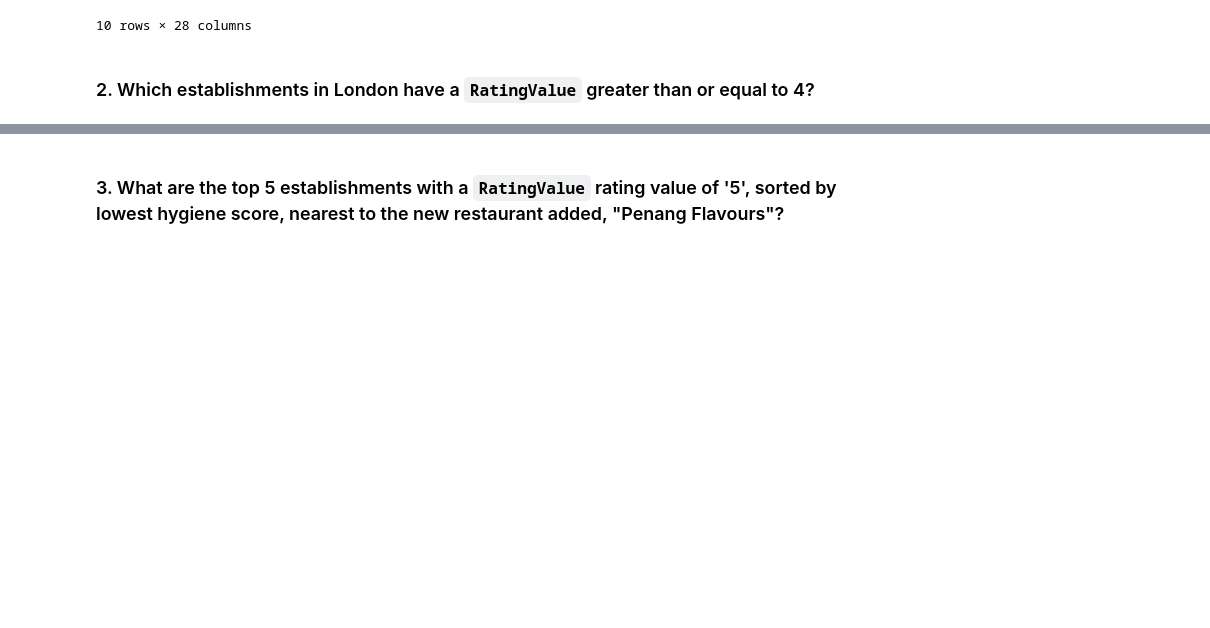
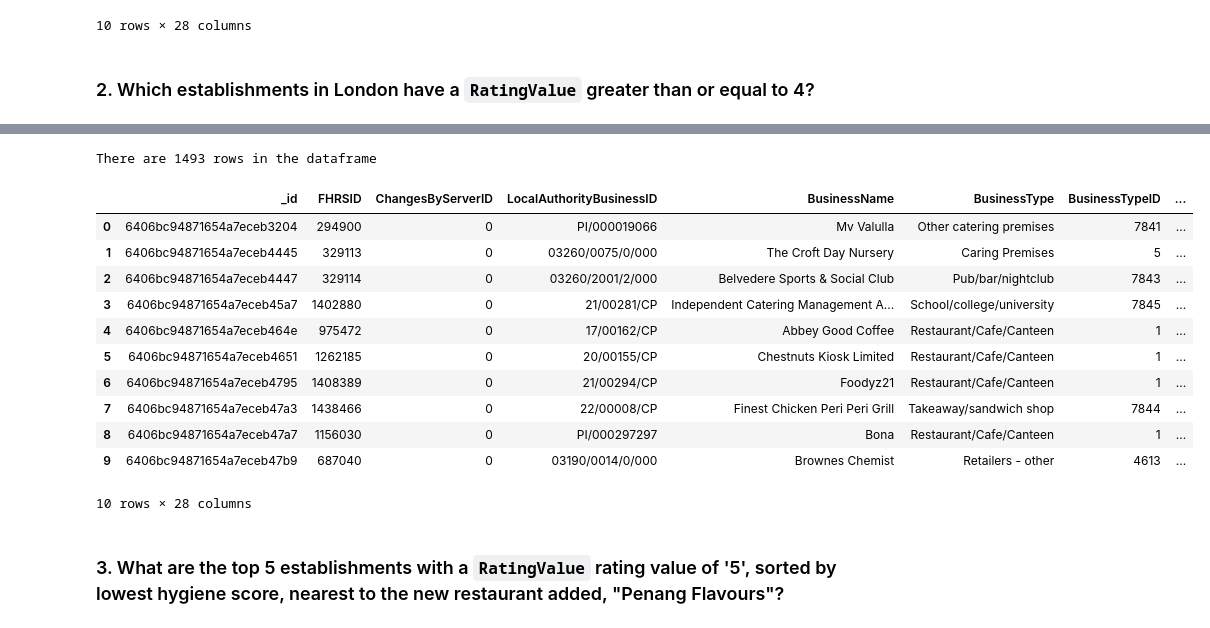
Before and after one commit to JoshMBell/nosql_challenge, a Jupyter notebook: NoSQL_analysis.ipynb, the cells around one changed output, grey strips where cells are left out. Saved outputs shown, nothing was run; the diff lists cells and outputs as text; code cells hidden in the pictures; blank space fills up the shorter version.

```diff
--- a/NoSQL_analysis.ipynb
+++ b/NoSQL_analysis.ipynb
@@ -115,9 +143,39 @@ There are 41 rows in the dataframe
 # %%
 # Convert the result to a Pandas DataFrame
+query = {
+    '$and': [
+        {'$or': [
+            {'AddressLine1': {'$eq': "London"}},
+            {'AddressLine2': {'$eq': "London"}},
+            {'AddressLine3': {'$eq': "London"}},
+            {'AddressLine4': {'$eq': "London"}}
+            #{'LocalAuthorityName': "City of London Corporation"}
+        ]},
+        {'RatingValue': {'$regex': "^[4-5]"}}
+    ]
+}
+results_London = establishments.find(query)
+London_df = pd.DataFrame(results_London)
 
 # Display the number of rows in the DataFrame
+print(f"There are {len(London_df)} rows in the dataframe")
 
 # Display the first 10 rows of the DataFrame
+London_df.head(10)
+# %% [output]
+There are 1493 rows in the dataframe
+|  | _id | FHRSID | ChangesByServerID | LocalAuthorityBusinessID | BusinessName | BusinessType | BusinessTypeID | ... |
+| 0 | 6406bc94871654a7eceb3204 | 294900 | 0 | PI/000019066 | Mv Valulla | Other catering premises | 7841 | ... |
+| 1 | 6406bc94871654a7eceb4445 | 329113 | 0 | 03260/0075/0/000 | The Croft Day Nursery | Caring Premises | 5 | ... |
+| 2 | 6406bc94871654a7eceb4447 | 329114 | 0 | 03260/2001/2/000 | Belvedere Sports & Social Club | Pub/bar/nightclub | 7843 | ... |
+| 3 | 6406bc94871654a7eceb45a7 | 1402880 | 0 | 21/00281/CP | Independent Catering Management A... | School/college/university | 7845 | ... |
+| 4 | 6406bc94871654a7eceb464e | 975472 | 0 | 17/00162/CP | Abbey Good Coffee | Restaurant/Cafe/Canteen | 1 | ... |
+| 5 | 6406bc94871654a7eceb4651 | 1262185 | 0 | 20/00155/CP | Chestnuts Kiosk Limited | Restaurant/Cafe/Canteen | 1 | ... |
+| 6 | 6406bc94871654a7eceb4795 | 1408389 | 0 | 21/00294/CP | Foodyz21 | Restaurant/Cafe/Canteen | 1 | ... |
+| 7 | 6406bc94871654a7eceb47a3 | 1438466 | 0 | 22/00008/CP | Finest Chicken Peri Peri Grill | Takeaway/sandwich shop | 7844 | ... |
+| 8 | 6406bc94871654a7eceb47a7 | 1156030 | 0 | PI/000297297 | Bona | Restaurant/Cafe/Canteen | 1 | ... |
+| 9 | 6406bc94871654a7eceb47b9 | 687040 | 0 | 03190/0014/0/000 | Brownes Chemist | Retailers - other | 4613 | ... |
+10 rows × 28 columns
 # %% [markdown]
 ### 3. What are the top 5 establishments with a `RatingValue` rating value of '5', sorted by lowest hygiene score, nearest to the new restaurant added, "Penang Flavours"?
 # %%
```
Also changed, not shown: parts of 7 cells of this notebook.
